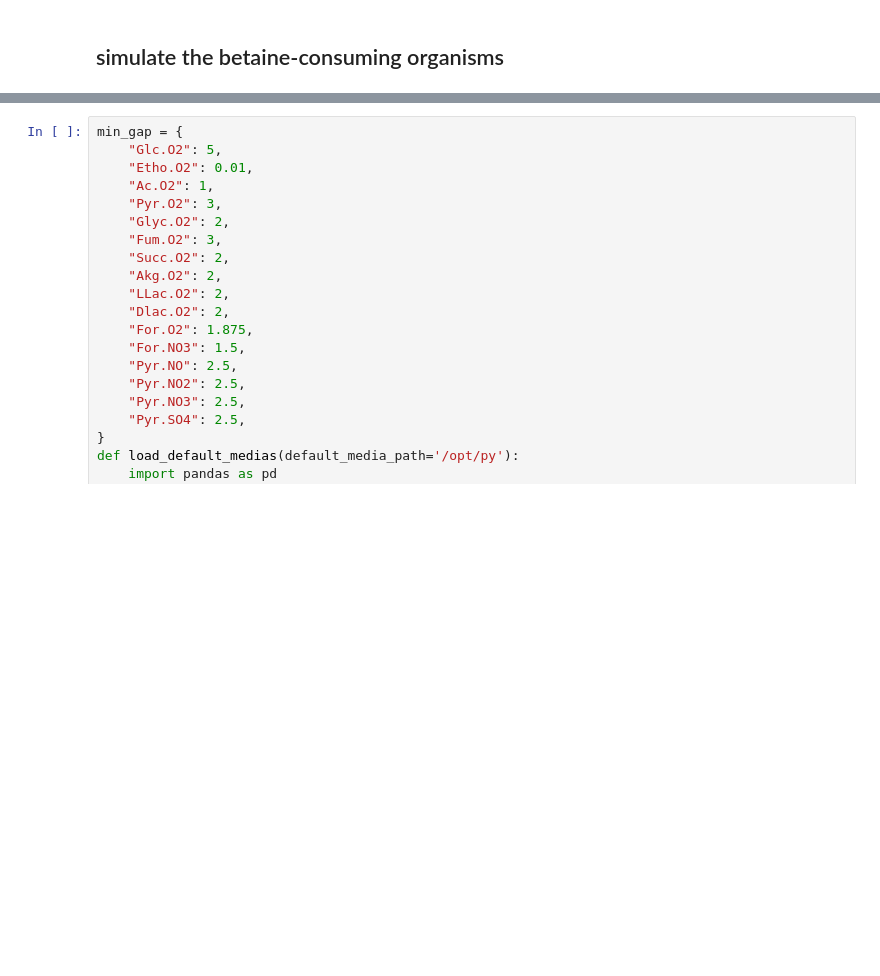
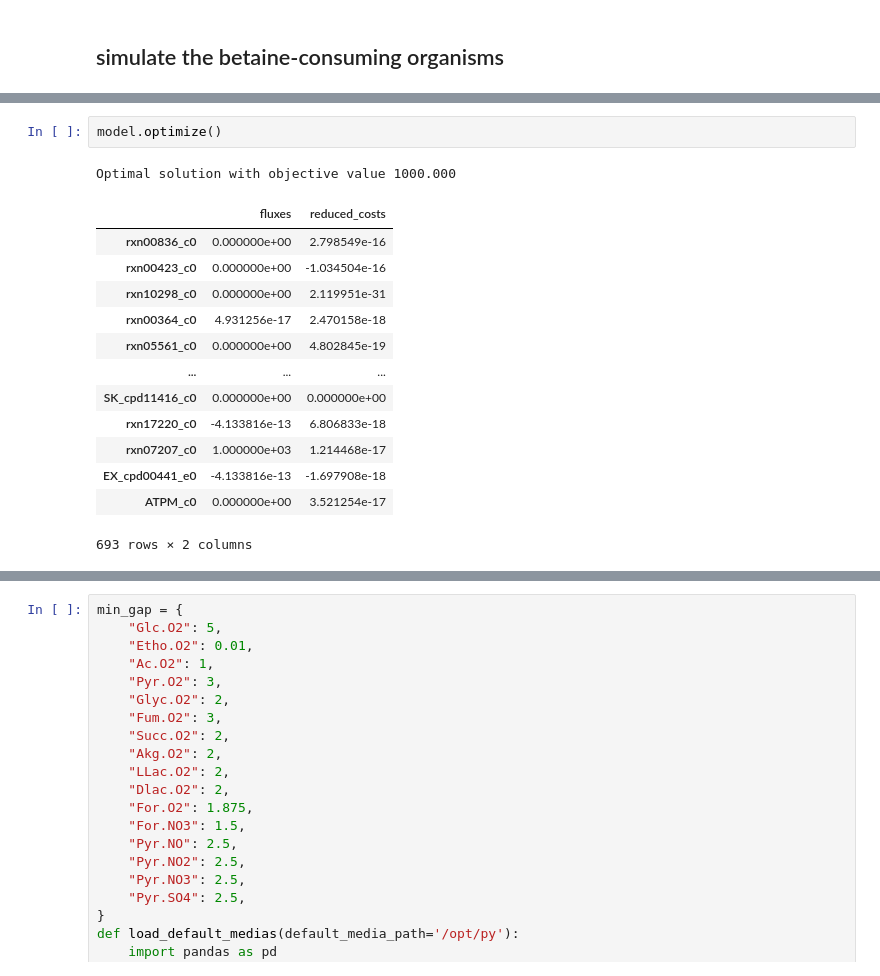
Before and after one commit to ModelSEED/MicrobiomeNotebooks, a Jupyter notebook: salterns/correlational/analysis(1).ipynb, the cells around one changed output, grey strips where cells are left out. Cells and saved outputs as stored; diff of their text form; blank space fills up the shorter version.

Commit message:
betaine model progress

```diff
--- a/salterns/correlational/analysis(1).ipynb
+++ b/salterns/correlational/analysis(1).ipynb
@@ -944,2 +944,19 @@ Salt_Pond_MetaG_R1_A_D1_MG_DASTool_bins.metabat.47.contigs
 Salt_Pond_MetaG_R1_A_D2_MG_DASTool_bins_metabat.27.contigs
 ... (3 outputs left out)
+# %%
+model.optimize()
+# %% [output]
+Optimal solution with objective value 1000.000
+|  | fluxes | reduced_costs |
+| rxn00836_c0 | 0.000000e+00 | 2.798549e-16 |
+| rxn00423_c0 | 0.000000e+00 | -1.034504e-16 |
+| rxn10298_c0 | 0.000000e+00 | 2.119951e-31 |
+| rxn00364_c0 | 4.931256e-17 | 2.470158e-18 |
+| rxn05561_c0 | 0.000000e+00 | 4.802845e-19 |
+| ... | ... | ... |
+| SK_cpd11416_c0 | 0.000000e+00 | 0.000000e+00 |
+| rxn17220_c0 | -4.133816e-13 | 6.806833e-18 |
+| rxn07207_c0 | 1.000000e+03 | 1.214468e-17 |
+| EX_cpd00441_e0 | -4.133816e-13 | -1.697908e-18 |
+| ATPM_c0 | 0.000000e+00 | 3.521254e-17 |
+693 rows × 2 columns
```
Also changed, not shown: parts of 5 cells of this notebook, 6 other files.
